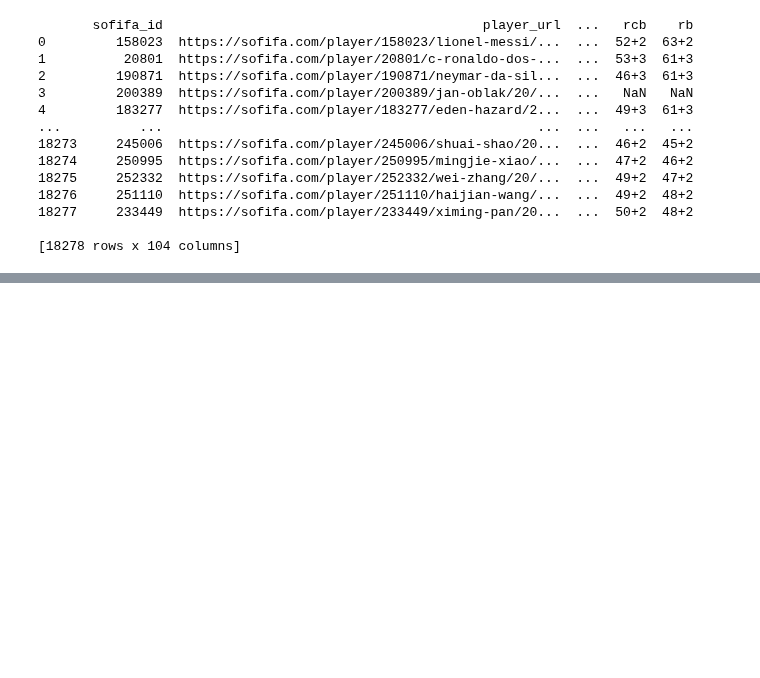
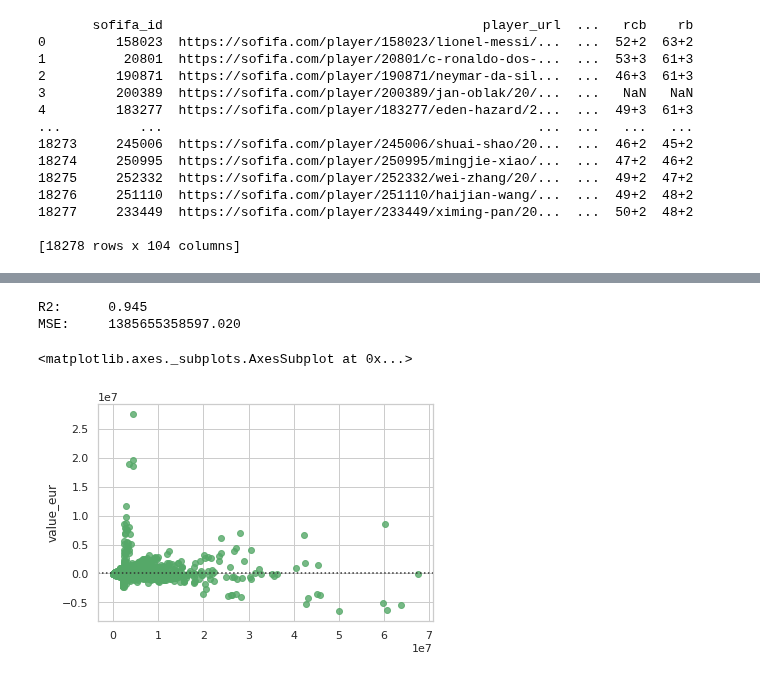
Before and after one commit to LucasAfa/Projeto2-IF775, a Jupyter notebook: projeto.ipynb, the cells around one changed output, grey strips where cells are left out. Drawn from its saved outputs; the diff is of its cells as text; code cells hidden in the pictures; blank space fills up the shorter version.

```diff
--- a/projeto.ipynb
+++ b/projeto.ipynb
@@ -78,0 +60,3 @@ print(fifa20)
+# %%
+fifa20 = fifa20.dropna(thresh=0.7*len(fifa20), axis=1)
+fifa20.describe
@@ -79,13 +78,12 @@ print(fifa20)
+# %%
+fifa20['release_clause_eur'].fillna(fifa20['release_clause_eur'].mean(), inplace=True)
 # %%
-X, target = fifa20, fifa20['value_eur']
+X, y = fifa20, fifa20['value_eur']
 
-X_train, X_test, target_train, target_test = train_test_split(X, target,
-                                                    train_size=0.7,
-                                                    random_state=9,
-                                                    )
+X_train, X_test, y_train, y_test = train_test_split(X, y,test_size=0.2,train_size=0.8,random_state=9,)
 
-print(f"Train labels:\n{target_train}")
-print(f"Test labels:\n{target_test}")
+print(f"Train labels:\n{y_train}")
+print(f"Test labels:\n{y_test}")
 print(f"Train labels:\n{X_train}")
 print(f"Test labels:\n{X_test}")
 # %% [output]
@@ -116,0 +107,2 @@ Numbers of test instances by class: [75  0  0 ...  0  0  1]
+# %%
+X_train, X_val, y_train, y_val = train_test_split(X_train, y_train,test_size=0.25,train_size=0.75,random_state=9,)
@@ -116,0 +118,25 @@ Numbers of test instances by class: [75  0  0 ...  0  0  1]
+# %%
+from sklearn.linear_model import LinearRegression
+from sklearn.metrics import r2_score, mean_squared_error
+
+model = LinearRegression()
+
+columns = ['release_clause_eur', 'wage_eur']
+
+model.fit(X_train[columns], y_train)
+
+predict = model.predict(X_val[columns])
+
+mse = mean_squared_error(y_val, predict)
+r2 = r2_score(y_val, predict)
+
+print("R2:      {:.3f}".format(r2))
+print("MSE:     {:.3f}".format(mse))
+
+sns.set(style="whitegrid")
+sns.residplot(predict, y_val, color="g")
+# %% [output]
+R2:      0.945
+MSE:     1385655358597.020
+<matplotlib.axes._subplots.AxesSubplot at 0x...>
+[figure, added]
```
Also changed, not shown: parts of 8 cells of this notebook.
